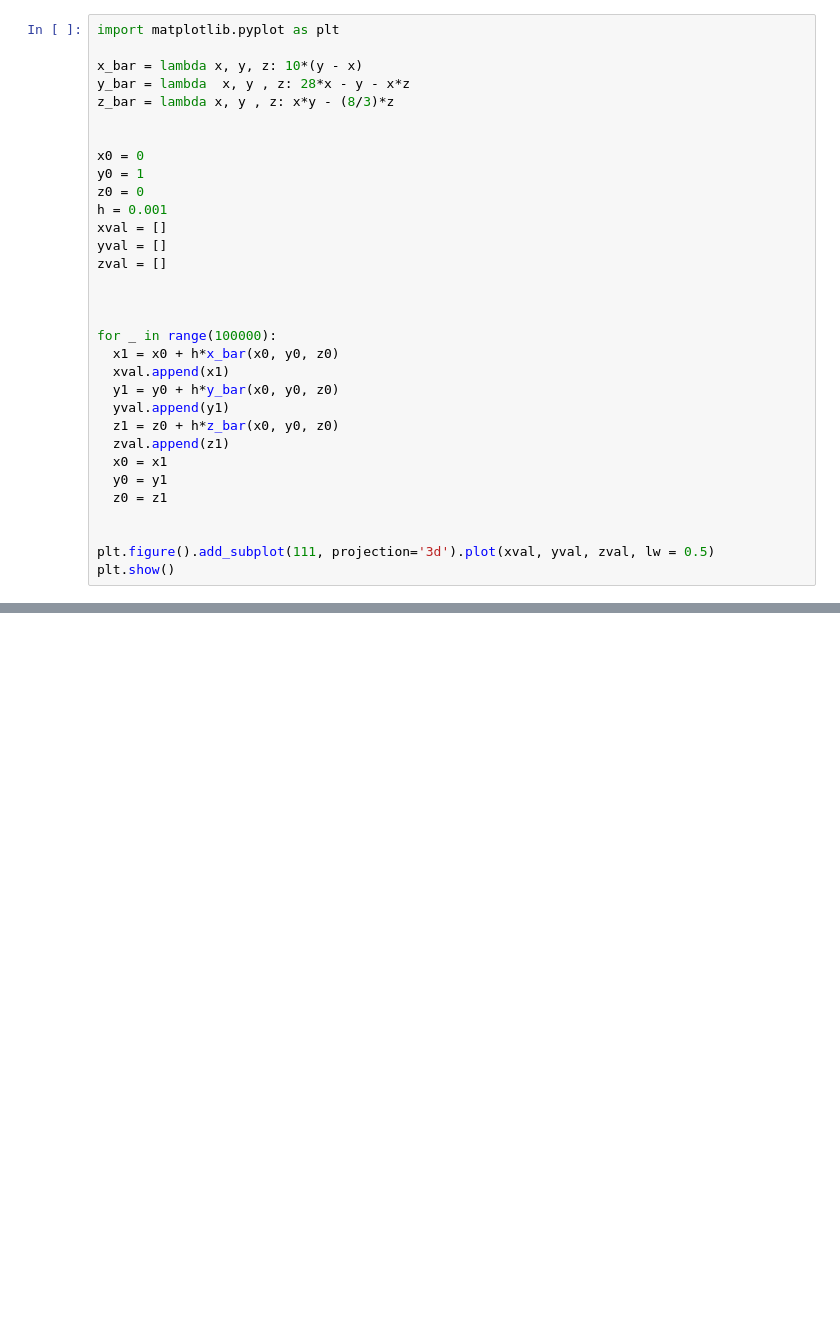
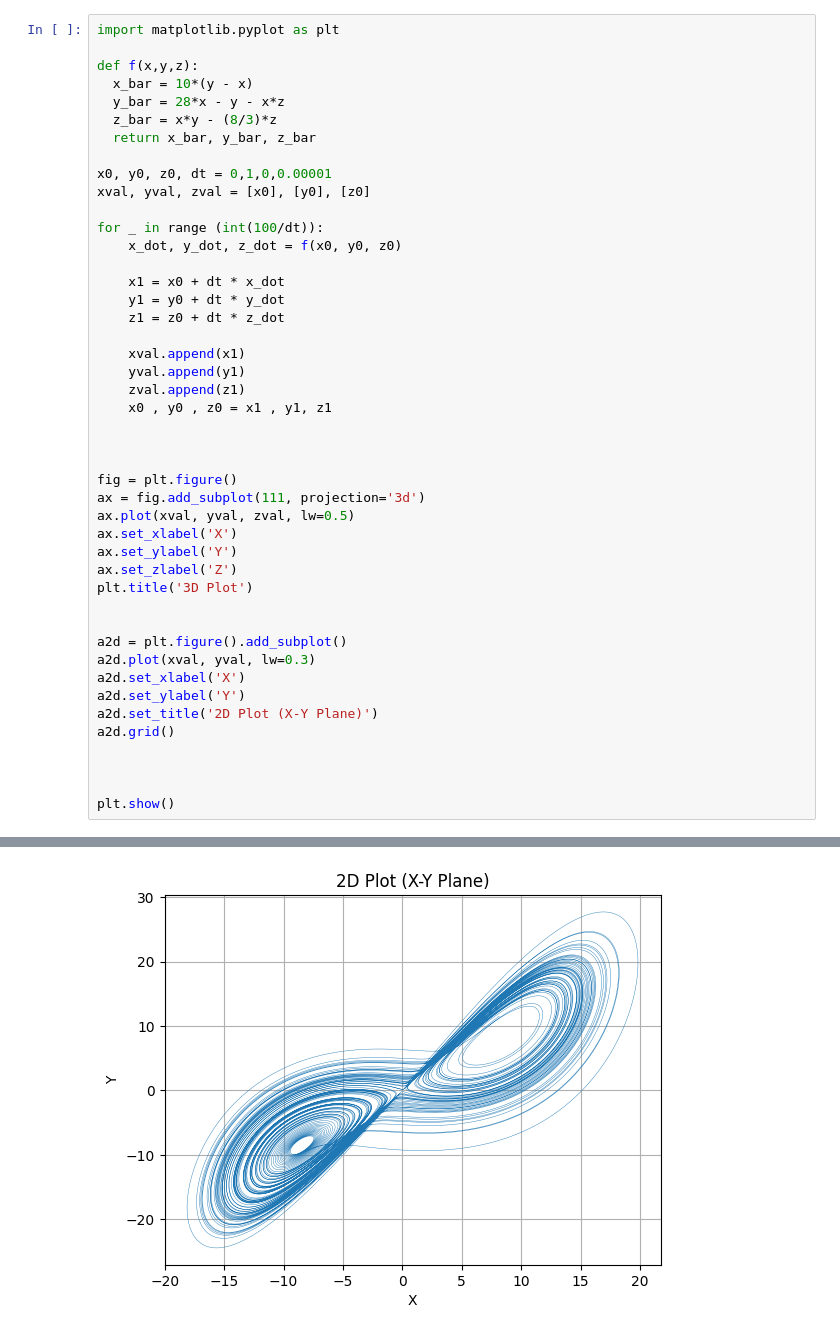
Before and after one commit to PriyanshuShekhar10/Computational-Physics, a Jupyter notebook: Chaotic Motion/Lorentz_Attractor.ipynb, the cells around one changed output, grey strips where cells are left out. Cells and saved outputs as stored; diff of their text form; blank space fills up the shorter version.

```diff
--- a/Chaotic Motion/Lorentz_Attractor.ipynb
+++ b/Chaotic Motion/Lorentz_Attractor.ipynb
@@ -3,33 +3,46 @@
 # %%
 import matplotlib.pyplot as plt
 
-x_bar = lambda x, y, z: 10*(y - x)
-y_bar = lambda  x, y , z: 28*x - y - x*z
-z_bar = lambda x, y , z: x*y - (8/3)*z
+def f(x,y,z):
+  x_bar = 10*(y - x)
+  y_bar = 28*x - y - x*z
+  z_bar = x*y - (8/3)*z
+  return x_bar, y_bar, z_bar
 
+x0, y0, z0, dt = 0,1,0,0.00001
+xval, yval, zval = [x0], [y0], [z0]
 
-x0 = 0
-y0 = 1
-z0 = 0
-h = 0.001
-xval = []
-yval = []
-zval = []
+for _ in range (int(100/dt)):
+    x_dot, y_dot, z_dot = f(x0, y0, z0)
+
+    x1 = x0 + dt * x_dot
+    y1 = y0 + dt * y_dot
+    z1 = z0 + dt * z_dot
+
+    xval.append(x1)
+    yval.append(y1)
+    zval.append(z1)
+    x0 , y0 , z0 = x1 , y1, z1
 
 
 
-for _ in range(100000):
-  x1 = x0 + h*x_bar(x0, y0, z0)
-  xval.append(x1)
-  y1 = y0 + h*y_bar(x0, y0, z0)
-  yval.append(y1)
-  z1 = z0 + h*z_bar(x0, y0, z0)
-  zval.append(z1)
-  x0 = x1
-  y0 = y1
-  z0 = z1
+fig = plt.figure()
+ax = fig.add_subplot(111, projection='3d')
+ax.plot(xval, yval, zval, lw=0.5)
+ax.set_xlabel('X')
+ax.set_ylabel('Y')
+ax.set_zlabel('Z')
+plt.title('3D Plot')
 
 
-plt.figure().add_subplot(111, projection='3d').plot(xval, yval, zval, lw = 0.5)
+a2d = plt.figure().add_subplot()
+a2d.plot(xval, yval, lw=0.3)
+a2d.set_xlabel('X')
+a2d.set_ylabel('Y')
+a2d.set_title('2D Plot (X-Y Plane)')
+a2d.grid()
+
+
+
 plt.show()
 # %% [output]
@@ -36,0 +50 @@ plt.show()
+[figure, added]
```
Also changed, not shown: parts of 4 cells of this notebook.
